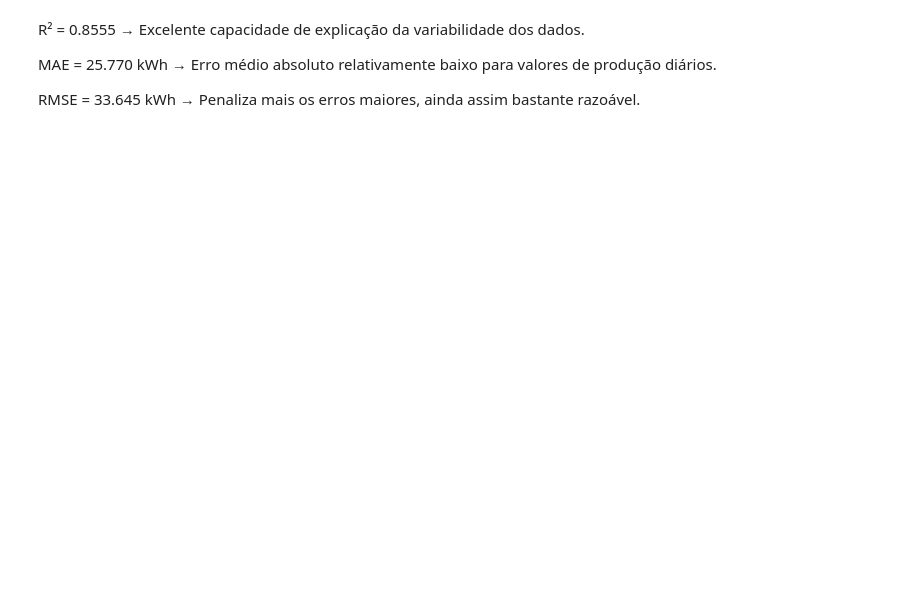
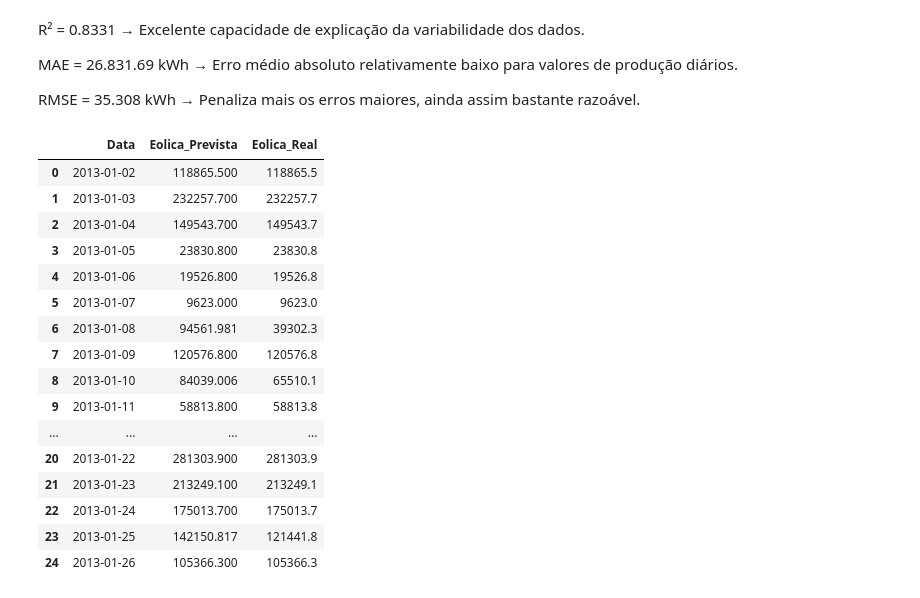
Before and after one commit to tjpoa/wind-energy-forecast, a Jupyter notebook: notebooks/Modeling.ipynb, the cells around one changed output. Drawn from its saved outputs; the diff is of its cells as text; code cells hidden in the pictures; blank space fills up the shorter version.

```diff
--- a/notebooks/Modeling.ipynb
+++ b/notebooks/Modeling.ipynb
@@ -33,6 +41,39 @@ RMSE: 33645.98
 # %% [markdown]
-R² = 0.8555 → Excelente capacidade de explicação da variabilidade dos dados.
+R² = 0.8331 → Excelente capacidade de explicação da variabilidade dos dados.
 
-MAE = 25.770 kWh → Erro médio absoluto relativamente baixo para valores de produção diários.
+MAE = 26.831.69 kWh → Erro médio absoluto relativamente baixo para valores de produção diários.
 
-RMSE = 33.645 kWh → Penaliza mais os erros maiores, ainda assim bastante razoável.
+RMSE = 35.308 kWh → Penaliza mais os erros maiores, ainda assim bastante razoável.
+# %%
+# Carregar o ficheiro com os dados reais
+dados_reais = pd.read_csv("../data/processed/agg_data_ml.csv")
+df_previsoes = pd.read_csv("../tests/previsoes_eolica_extratrees.csv")
+
+# Converter a coluna 'Data' para datetime para cruzamento
+df_previsoes['Data'] = pd.to_datetime(df_previsoes['Data'])
+dados_reais['Data'] = pd.to_datetime(dados_reais['Data'])
+
+# Juntar previsões com valores reais
+df_analise = pd.merge(df_previsoes, dados_reais[['Data', 'Eólica']], on='Data', how='inner')
+df_analise.rename(columns={'Eólica': 'Eolica_Real'}, inplace=True)
+
+# Verificar estrutura
+df_analise.head(25)
+# %% [output]
+|  | Data | Eolica_Prevista | Eolica_Real |
+| 0 | 2013-01-02 | 118865.500 | 118865.5 |
+| 1 | 2013-01-03 | 232257.700 | 232257.7 |
+| 2 | 2013-01-04 | 149543.700 | 149543.7 |
+| 3 | 2013-01-05 | 23830.800 | 23830.8 |
+| 4 | 2013-01-06 | 19526.800 | 19526.8 |
+| 5 | 2013-01-07 | 9623.000 | 9623.0 |
+| 6 | 2013-01-08 | 94561.981 | 39302.3 |
+| 7 | 2013-01-09 | 120576.800 | 120576.8 |
+| 8 | 2013-01-10 | 84039.006 | 65510.1 |
+| 9 | 2013-01-11 | 58813.800 | 58813.8 |
+| ... | ... | ... | ... |
+| 20 | 2013-01-22 | 281303.900 | 281303.9 |
+| 21 | 2013-01-23 | 213249.100 | 213249.1 |
+| 22 | 2013-01-24 | 175013.700 | 175013.7 |
+| 23 | 2013-01-25 | 142150.817 | 121441.8 |
+| 24 | 2013-01-26 | 105366.300 | 105366.3 |
```
Also changed, not shown: parts of 12 cells of this notebook, 5 other files.
